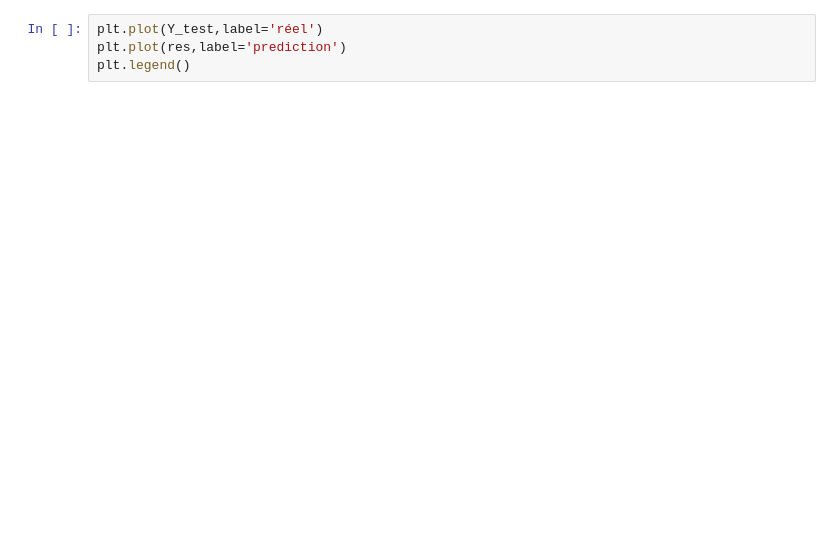
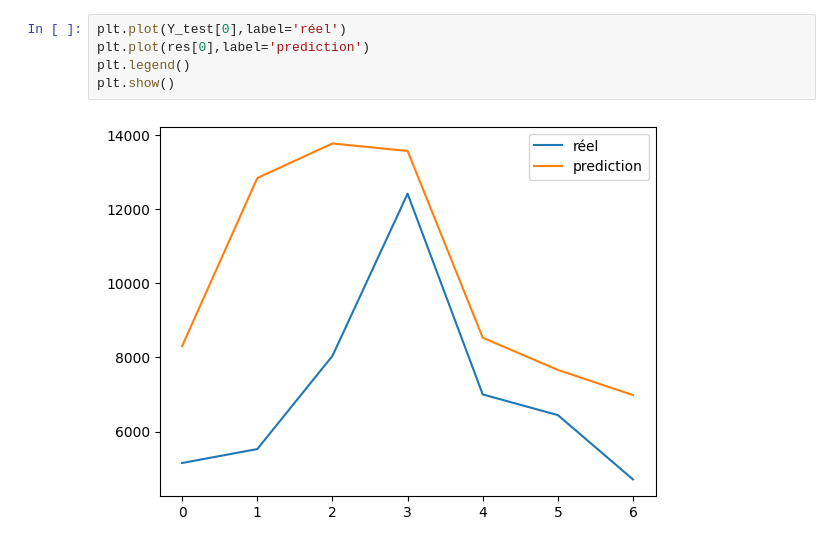
Before and after one commit to Last-Autumn-Leaf/dionysos, a Jupyter notebook: newModel.ipynb, the cells around one changed output. Saved outputs shown, nothing was run; the diff lists cells and outputs as text; blank space fills up the shorter version.

```diff
--- a/newModel.ipynb
+++ b/newModel.ipynb
@@ -139,4 +157,7 @@ plot_eval_result(eval_results)
 # %%
-plt.plot(Y_test,label='réel')
-plt.plot(res,label='prediction')
+plt.plot(Y_test[0],label='réel')
+plt.plot(res[0],label='prediction')
 plt.legend()
+plt.show()
+# %% [output]
+[figure, added]
```
Also changed, not shown: parts of 9 cells of this notebook.
